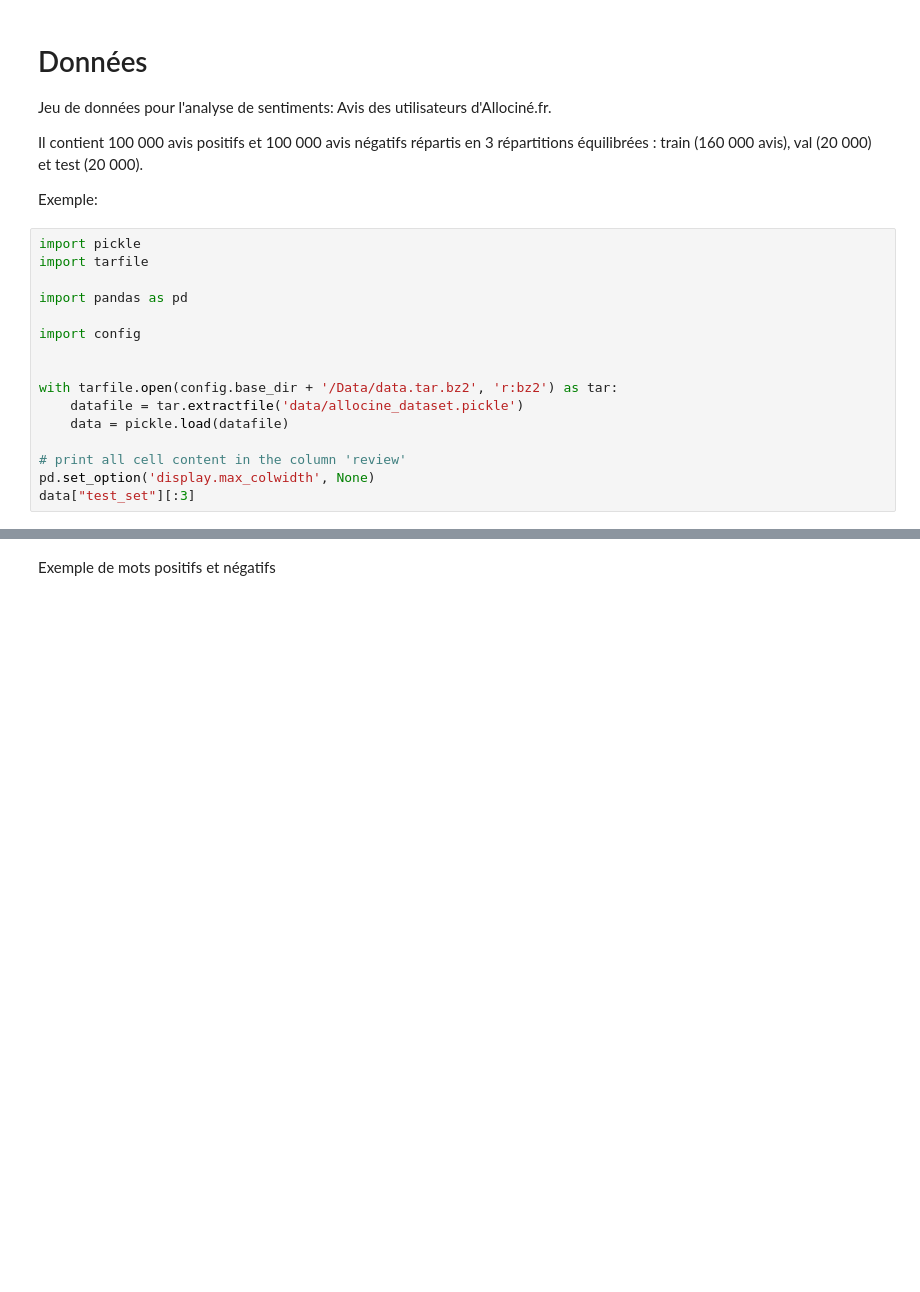
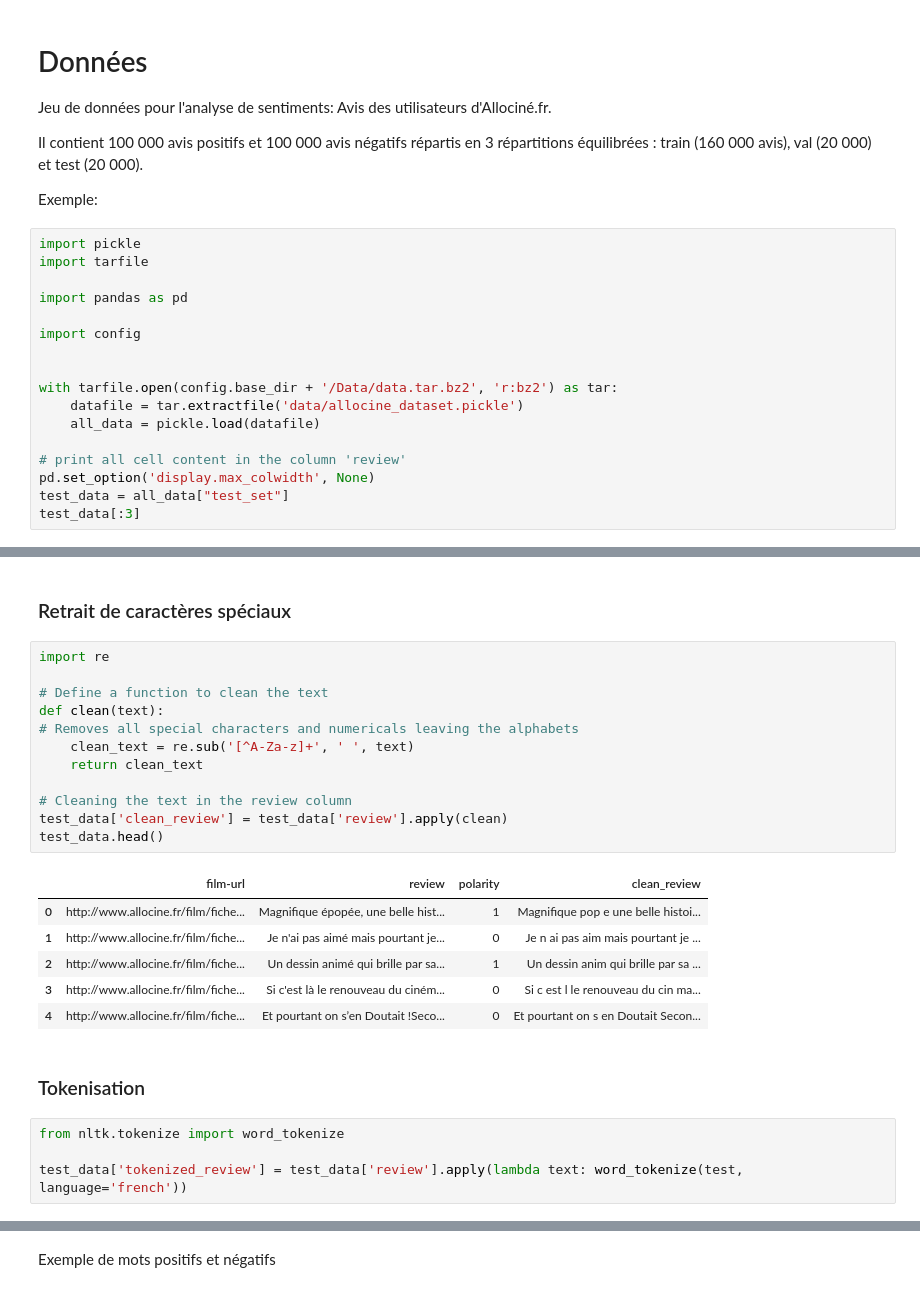
Before and after one commit to Vachonni/TrainingNLP, a Jupyter notebook: ConsortFormationNLP.ipynb, the cells around one changed output, grey strips where cells are left out. Cells and saved outputs as stored; diff of their text form; blank space fills up the shorter version.

Commit message:
Toknization with NLTK

```diff
--- a/ConsortFormationNLP.ipynb
+++ b/ConsortFormationNLP.ipynb
@@ -42,9 +42,10 @@ import config
 
 with tarfile.open(config.base_dir + '/Data/data.tar.bz2', 'r:bz2') as tar:
     datafile = tar.extractfile('data/allocine_dataset.pickle')
-    data = pickle.load(datafile)
+    all_data = pickle.load(datafile)
 
 # print all cell content in the column 'review'
 pd.set_option('display.max_colwidth', None)
-data["test_set"][:3]
+test_data = all_data["test_set"]
+test_data[:3]
 # %% [output]
@@ -71 +62,28 @@ i
+# %% [markdown]
+### Retrait de caractères spéciaux
+# %%
+import re
+
+# Define a function to clean the text
+def clean(text):
+# Removes all special characters and numericals leaving the alphabets
+    clean_text = re.sub('[^A-Za-z]+', ' ', text)
+    return clean_text
+
+# Cleaning the text in the review column
+test_data['clean_review'] = test_data['review'].apply(clean)
+test_data.head()
+# %% [output]
+|  | film-url | review | polarity | clean_review |
+| 0 | http://www.allocine.fr/film/fiche... | Magnifique épopée, une belle hist... | 1 | Magnifique pop e une belle histoi... |
+| 1 | http://www.allocine.fr/film/fiche... | Je n'ai pas aimé mais pourtant je... | 0 | Je n ai pas aim mais pourtant je ... |
+| 2 | http://www.allocine.fr/film/fiche... | Un dessin animé qui brille par sa... | 1 | Un dessin anim qui brille par sa ... |
+| 3 | http://www.allocine.fr/film/fiche... | Si c'est là le renouveau du ciném... | 0 | Si c est l le renouveau du cin ma... |
+| 4 | http://www.allocine.fr/film/fiche... | Et pourtant on s’en Doutait !Seco... | 0 | Et pourtant on s en Doutait Secon... |
+# %% [markdown]
+### Tokenisation
+# %%
+from nltk.tokenize import word_tokenize
+
+test_data['tokenized_review'] = test_data['review'].apply(lambda text: word_tokenize(test, language='french'))
 # %% [markdown]
```
Also changed, not shown: parts of 8 cells of this notebook, 1 other file.
